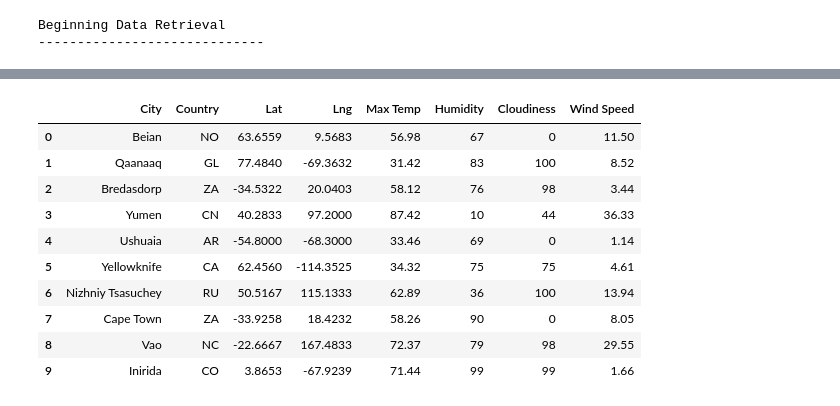
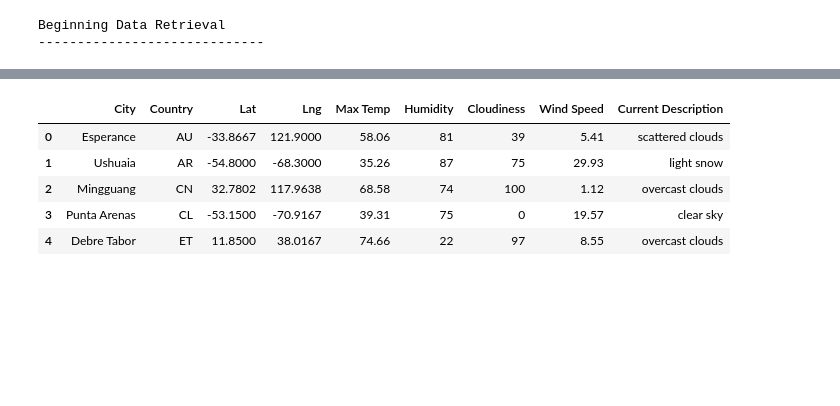
Before and after one commit to RuchitaAg/World_Weather_Analysis, a Jupyter notebook: Weather_Database/Weather_Database-Copy1.ipynb, the cells around one changed output, grey strips where cells are left out. Drawn from its saved outputs; the diff is of its cells as text; code cells hidden in the pictures; blank space fills up the shorter version.

```diff
--- a/Weather_Database/Weather_Database-Copy1.ipynb
+++ b/Weather_Database/Weather_Database-Copy1.ipynb
@@ -90,7 +90,7 @@ for i, city in enumerate(cities):
         city_clouds = city_weather["clouds"]["all"]
         city_wind = city_weather["wind"]["speed"]
         city_country = city_weather["sys"]["country"]
-        #weather_description = city_weather["weather"]["description"]
+        weather_description = city_weather["weather"][0]["description"]
 
         # Convert the date to ISO standard.
         city_date = datetime.utcfromtimestamp(city_weather["dt"]).strftime('%Y-%m-%d %H:%M:%S')
@@ -103,8 +103,8 @@ for i, city in enumerate(cities):
                           "Max Temp": city_max_temp,
                           "Humidity": city_humidity,
                           "Cloudiness": city_clouds,
-                          "Wind Speed": city_wind})
-                          #"Current Description": weather_description
+                          "Wind Speed": city_wind,
+                          "Current Description": weather_description})
 
 # If an error is experienced, skip the city.
     except:
@@ -141,16 +141,11 @@ len(cities)
 # Convert the array of dictionaries to a Pandas DataFrame.
 city_data_df = pd.DataFrame(city_data)
 # %%
-city_data_df.head(10)
+city_data_df.head()
 # %% [output]
-|  | City | Country | Lat | Lng | Max Temp | Humidity | Cloudiness | Wind Speed |
-| 0 | Beian | NO | 63.6559 | 9.5683 | 56.98 | 67 | 0 | 11.50 |
-| 1 | Qaanaaq | GL | 77.4840 | -69.3632 | 31.42 | 83 | 100 | 8.52 |
-| 2 | Bredasdorp | ZA | -34.5322 | 20.0403 | 58.12 | 76 | 98 | 3.44 |
-| 3 | Yumen | CN | 40.2833 | 97.2000 | 87.42 | 10 | 44 | 36.33 |
-| 4 | Ushuaia | AR | -54.8000 | -68.3000 | 33.46 | 69 | 0 | 1.14 |
-| 5 | Yellowknife | CA | 62.4560 | -114.3525 | 34.32 | 75 | 75 | 4.61 |
-| 6 | Nizhniy Tsasuchey | RU | 50.5167 | 115.1333 | 62.89 | 36 | 100 | 13.94 |
-| 7 | Cape Town | ZA | -33.9258 | 18.4232 | 58.26 | 90 | 0 | 8.05 |
-| 8 | Vao | NC | -22.6667 | 167.4833 | 72.37 | 79 | 98 | 29.55 |
-| 9 | Inirida | CO | 3.8653 | -67.9239 | 71.44 | 99 | 99 | 1.66 |
+|  | City | Country | Lat | Lng | Max Temp | Humidity | Cloudiness | Wind Speed | Current Description |
+| 0 | Esperance | AU | -33.8667 | 121.9000 | 58.06 | 81 | 39 | 5.41 | scattered clouds |
+| 1 | Ushuaia | AR | -54.8000 | -68.3000 | 35.26 | 87 | 75 | 29.93 | light snow |
+| 2 | Mingguang | CN | 32.7802 | 117.9638 | 68.58 | 74 | 100 | 1.12 | overcast clouds |
+| 3 | Punta Arenas | CL | -53.1500 | -70.9167 | 39.31 | 75 | 0 | 19.57 | clear sky |
+| 4 | Debre Tabor | ET | 11.8500 | 38.0167 | 74.66 | 22 | 97 | 8.55 | overcast clouds |
```
Also changed, not shown: parts of 4 cells of this notebook, 2 other files.
